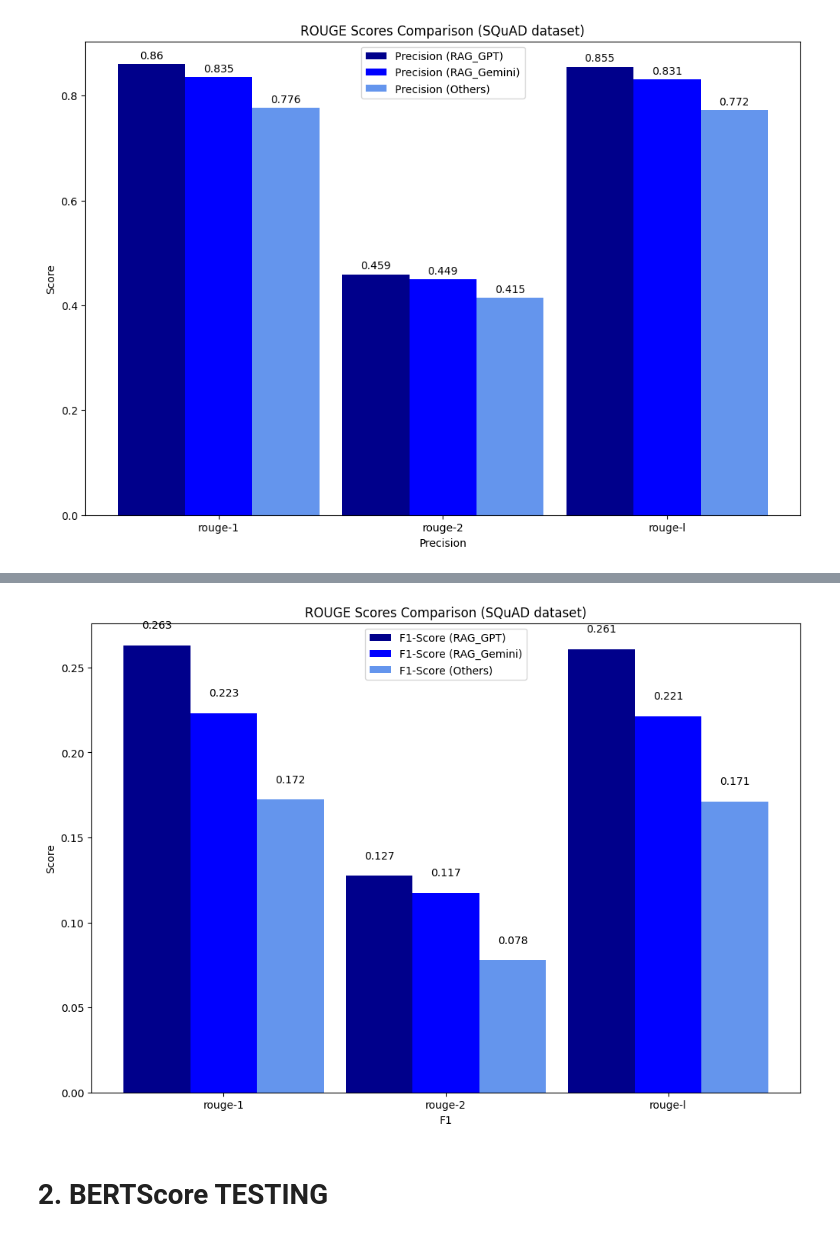
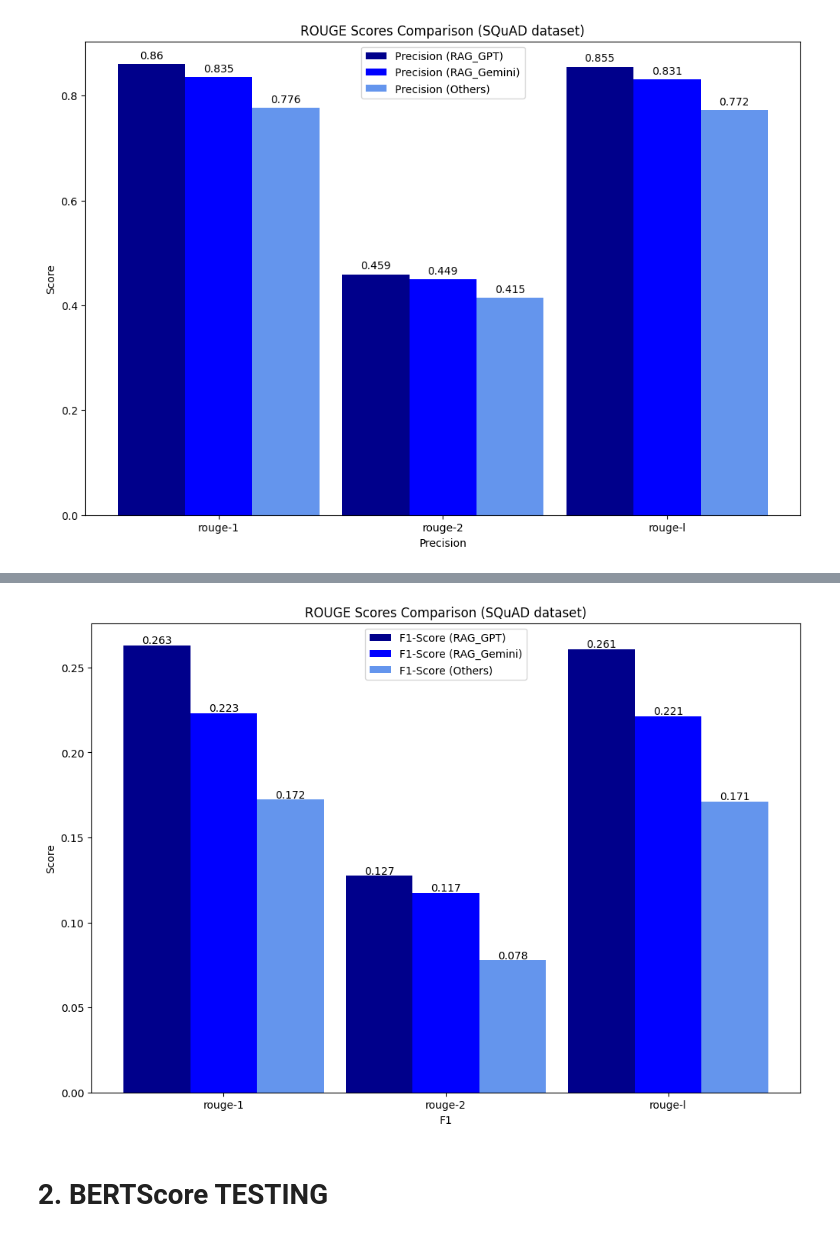
Before and after one commit to kairamilanifitria/Retrieval-Augmented-Generation-Project, a Jupyter notebook: Result_SQuAD.ipynb, the cells around one changed output, grey strips where cells are left out. Drawn from its saved outputs; the diff is of its cells as text; code cells hidden in the pictures.

```diff
--- a/Result_SQuAD.ipynb
+++ b/Result_SQuAD.ipynb
@@ -1111,7 +1111,7 @@ def visualize_rouge_scores(rouge_scores_gpt, rouge_scores_gemini, rouge_scores_o
     for bars in [bar1, bar2, bar3]:
         for bar in bars:
             yval = bar.get_height()
-            plt.text(bar.get_x() + bar.get_width()/2, yval + 0.01, round(yval, 3), ha='center')
+            plt.text(bar.get_x() + bar.get_width()/2, yval + 0.001, round(yval, 3), ha='center')
 
     plt.show()
 
@@ -1142,35 +1142,35 @@ def visualize_rouge_scores(rouge_scores_gpt, rouge_scores_gemini, rouge_scores_o
 
     # Bars for rag_gpt
     bar1 = ax.bar(range(len(metrics)), f1_rag_gpt, width, label='F1-Score (RAG_GPT)', color='darkblue')
 
     # Bars for rag_gemini
     bar2 = ax.bar([i + width for i in range(len(metrics))], f1_rag_gemini, width, label='F1-Score (RAG_Gemini)', color='blue')
 
     # Bars for others
     bar3 = ax.bar([i + 2 * width for i in range(len(metrics))], f1_others, width, label='F1-Score (Others)', color='cornflowerblue')
 
     ax.set_title('ROUGE Scores Comparison (SQuAD dataset)')
     ax.set_xlabel('F1')
     ax.set_ylabel('Score')
     ax.set_xticks([i + width for i in range(len(metrics))])
     ax.set_xticklabels(metrics)
     ax.legend()
 
     # Annotate bars with values
     for bars in [bar1, bar2, bar3]:
         for bar in bars:
             yval = bar.get_height()
-            plt.text(bar.get_x() + bar.get_width()/2, yval + 0.01, round(yval, 3), ha='center')
+            plt.text(bar.get_x() + bar.get_width()/2, yval + 0.001, round(yval, 3), ha='center')
 
     plt.show()
 
 rouge_scores_gpt = rouge.get_scores(references, rag_gpt, avg=True)
 rouge_scores_gemini = rouge.get_scores(references, rag_gemini, avg=True)
 rouge_scores_others = rouge.get_scores(references, others, avg=True)
 
 visualize_rouge_scores(rouge_scores_gpt, rouge_scores_gemini, rouge_scores_others)
 # %% [output]
-[figure, old version]
+[figure, new version]
 # %% [markdown]
 # 2. BERTScore TESTING
 # %%
```
Also changed, not shown: parts of 1 cell of this notebook.
